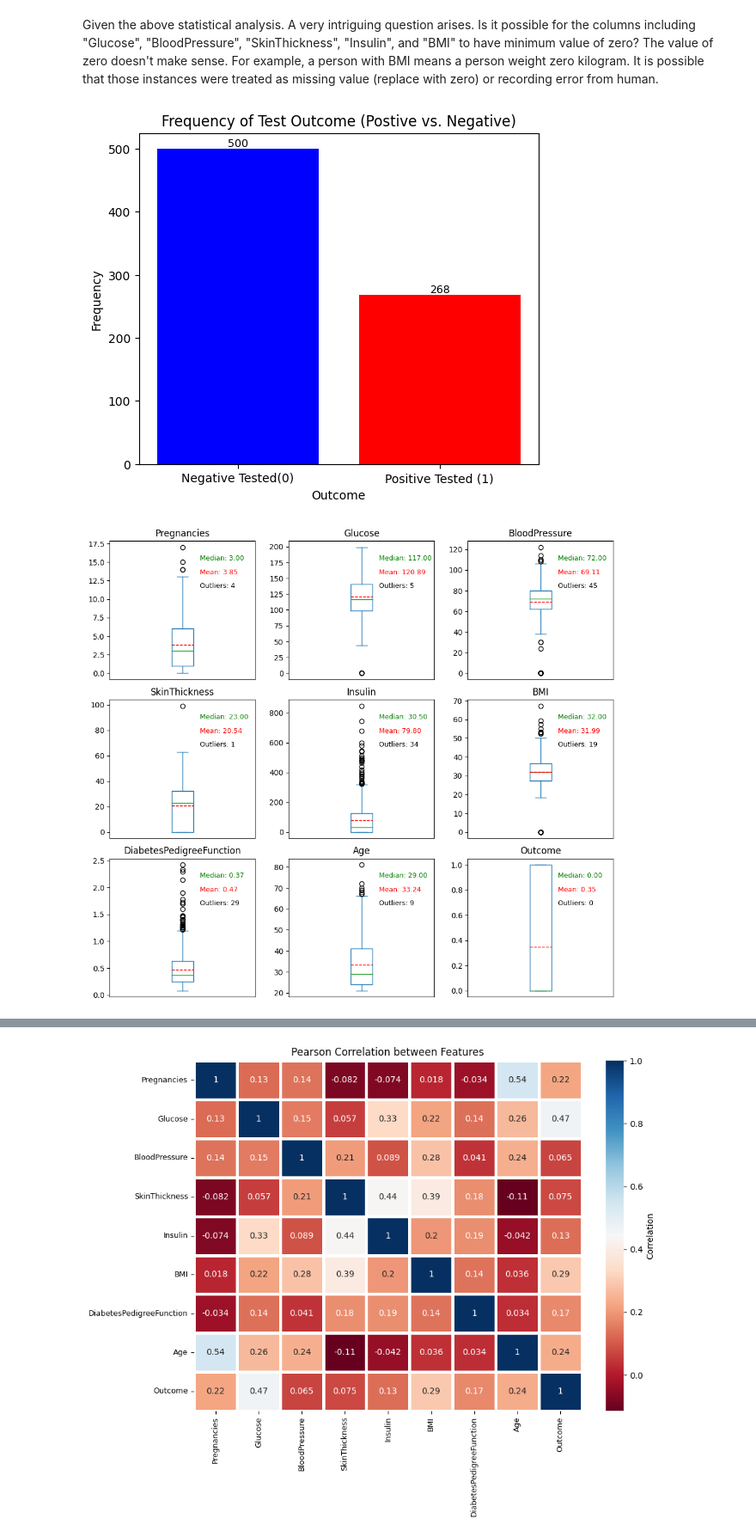
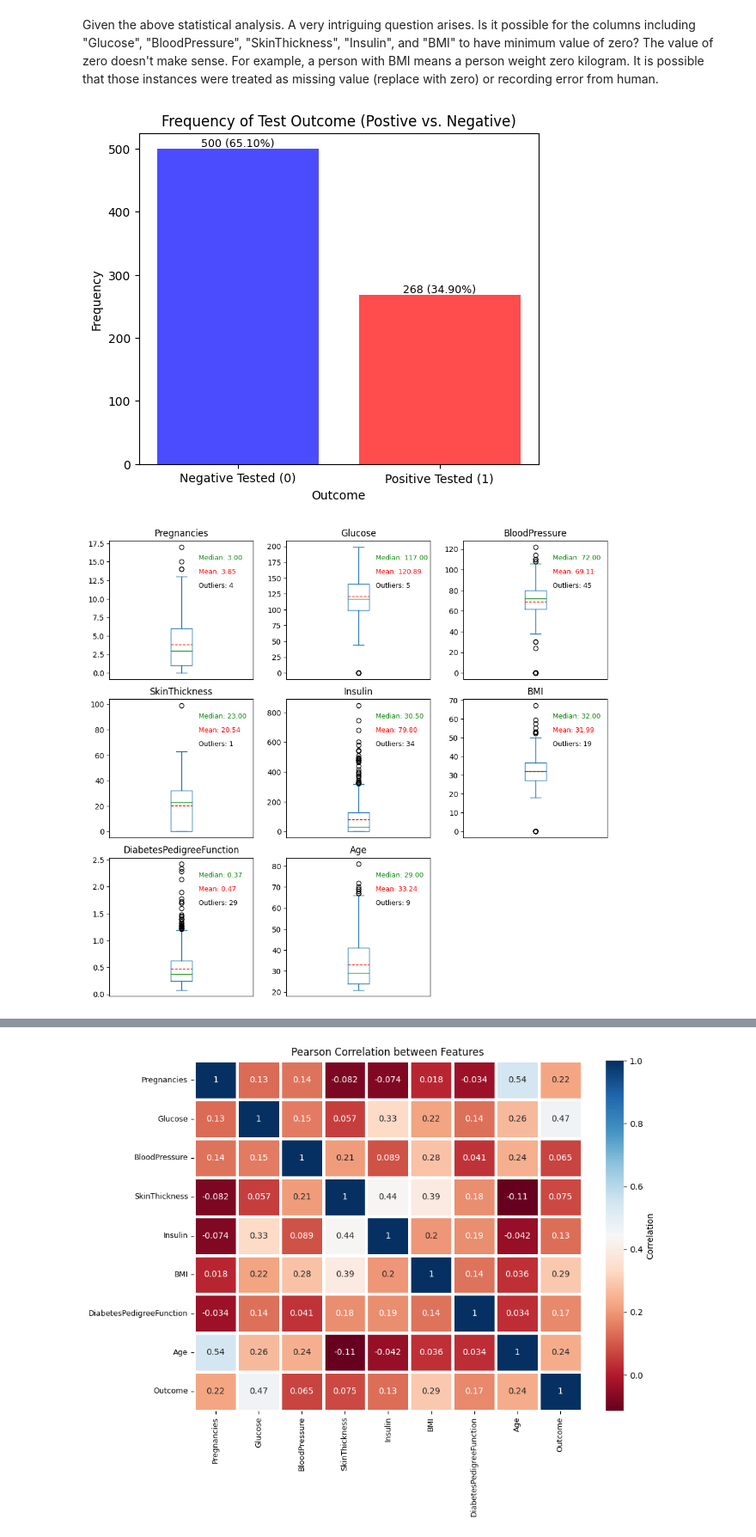
Before and after one commit to chanonchacharu/DL-Pima-Diabetes-Classification, a Jupyter notebook: pima-indians-diabetes-analysis-model-development.ipynb, the cells around one changed output, grey strips where cells are left out. Shown at 86% size. Saved outputs shown, nothing was run; the diff lists cells and outputs as text; code cells hidden in the pictures.

Commit message:
Add visualizations

```diff
--- a/pima-indians-diabetes-analysis-model-development.ipynb
+++ b/pima-indians-diabetes-analysis-model-development.ipynb
@@ -47,35 +54,33 @@ df.describe()
 Given the above statistical analysis. A very intriguing question arises. Is it possible for the columns including "Glucose", "BloodPressure", "SkinThickness", "Insulin", and "BMI" to have minimum value of zero? The value of zero doesn't make sense. For example, a person with BMI means a person weight zero kilogram. It is possible that those instances were treated as missing value (replace with zero) or recording error from human.
 # %%
 import matplotlib.pyplot as plt
+import seaborn as sns
 
-# Count the frequency of Test Outcome
 outcome_counts = df['Outcome'].value_counts()
 
-# Create a bar chart
+total_count = outcome_counts.sum()
+
 plt.figure(figsize=(6, 5))
-
-# Plot each class separately with explicit labels
-plt.bar(x=[0, 1], height=outcome_counts, color=['blue', 'red'])
+plt.bar(x=[0, 1], height=outcome_counts, color=['blue', 'red'], alpha=0.7)
 plt.title('Frequency of Test Outcome (Postive vs. Negative)')
 plt.xlabel('Outcome')
 plt.ylabel('Frequency')
-plt.xticks([0, 1], ['Negative Tested(0)', 'Positive Tested (1)'], rotation=0)
+plt.xticks([0, 1], ['Negative Tested (0)', 'Positive Tested (1)'], rotation=0)
 
-# Annotate the bars with their frequencies
-for i, count in enumerate(outcome_counts):
-    plt.text(i, count, str(count), ha='center', va='bottom',fontsize=9)
+for i, (count, percentage) in enumerate(zip(outcome_counts, outcome_counts / total_count * 100)):
+    plt.text(i, count, f'{count} ({percentage:.2f}%)', ha='center', va='bottom', fontsize=9)
 
 plt.show()
 # %% [output]
-[figure, old version]
+[figure, new version]
 # %%
-num_columns = len(df.columns)
+num_columns = len(df.drop(['Outcome'],axis=1).columns)
 num_rows = (num_columns // 3) + (num_columns % 3)
 
 fig, axes = plt.subplots(nrows=num_rows, ncols=3, figsize=(10, 6 * num_rows // 2))
 axes = axes.flatten()
 
-for i, col in enumerate(df.columns):
+for i, col in enumerate(df.drop(['Outcome'],axis=1).columns):
     ax = axes[i]
     boxplot = df[col].plot(kind='box', ax=ax, sharex=False, sharey=False,
                            meanline=True, showmeans =True, meanprops={'color': 'red', 'linestyle': '--'})
@@ -106,4 +111,4 @@ for i in range(num_columns, len(axes)):
 plt.tight_layout()
 plt.show()
 # %% [output]
-[figure, old version]
+[figure, new version]
```
Also changed, not shown: parts of 5 cells of this notebook.
